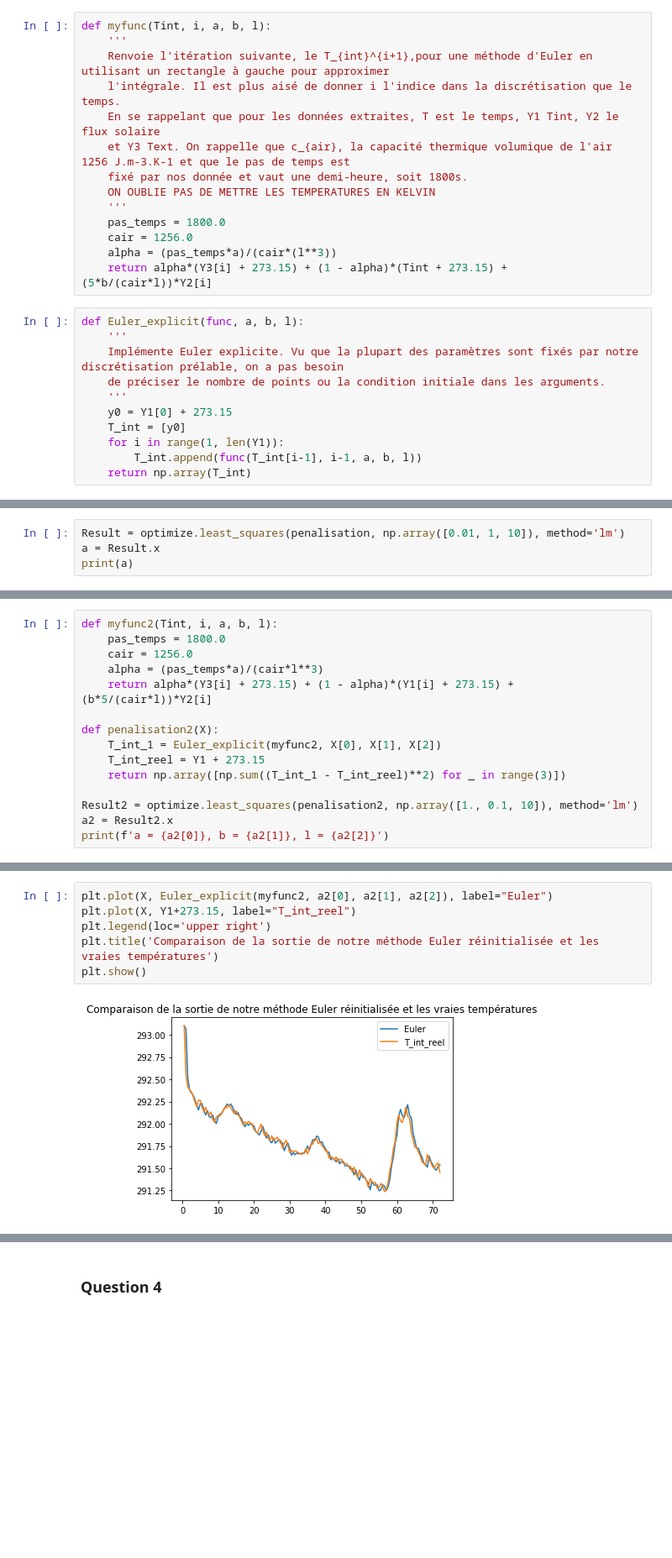
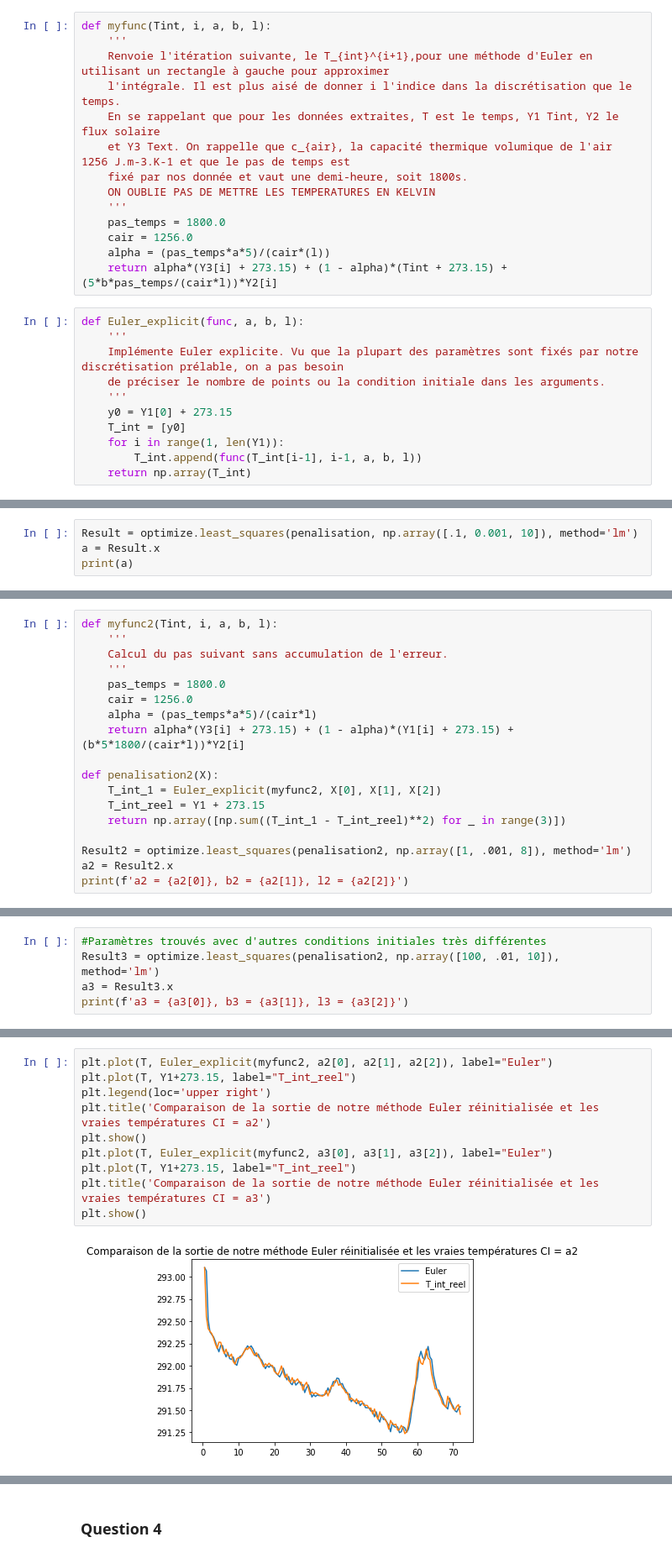
Before and after one commit to SebastianPartarrieu/Mini-Projet-Optimisation, a Jupyter notebook: projet_optimisation.ipynb, the cells around one changed output, grey strips where cells are left out. Shown at 84% size. Cells and saved outputs as stored; diff of their text form; blank space fills up the shorter version.

```diff
--- a/projet_optimisation.ipynb
+++ b/projet_optimisation.ipynb
@@ -110,8 +118,8 @@ def myfunc(Tint, i, a, b, l):
     '''
     pas_temps = 1800.0
     cair = 1256.0
-    alpha = (pas_temps*a)/(cair*(l**3))
-    return alpha*(Y3[i] + 273.15) + (1 - alpha)*(Tint + 273.15) + (5*b/(cair*l))*Y2[i]
+    alpha = (pas_temps*a*5)/(cair*(l))
+    return alpha*(Y3[i] + 273.15) + (1 - alpha)*(Tint + 273.15) + (5*b*pas_temps/(cair*l))*Y2[i]
 # %%
 def Euler_explicit(func, a, b, l):
     '''
@@ -131,5 +139,5 @@ def penalisation(X):
 # %%
-Result = optimize.least_squares(penalisation, np.array([0.01, 1, 10]), method='lm')
+Result = optimize.least_squares(penalisation, np.array([.1, 0.001, 10]), method='lm')
 a = Result.x
 print(a)
 # %% [output]
@@ -148,17 +156,20 @@ On remarque tout de même que la fonction finale ne colle pas du tout à nos val
 On procède ainsi à une méthode similaire à celle présentée en annexe, on réinitialise à chaque pas la valeur de $T_{int}$ de sorte à considérer non pas une erreur cumulée mais une erreur locale sur chaque point de la discrétisation.
 # %%
 def myfunc2(Tint, i, a, b, l):
+    '''
+    Calcul du pas suivant sans accumulation de l'erreur.
+    '''
     pas_temps = 1800.0
     cair = 1256.0
-    alpha = (pas_temps*a)/(cair*l**3)
-    return alpha*(Y3[i] + 273.15) + (1 - alpha)*(Y1[i] + 273.15) + (b*5/(cair*l))*Y2[i]
+    alpha = (pas_temps*a*5)/(cair*l)
+    return alpha*(Y3[i] + 273.15) + (1 - alpha)*(Y1[i] + 273.15) + (b*5*1800/(cair*l))*Y2[i]
 
 def penalisation2(X):
     T_int_1 = Euler_explicit(myfunc2, X[0], X[1], X[2])
     T_int_reel = Y1 + 273.15
     return np.array([np.sum((T_int_1 - T_int_reel)**2) for _ in range(3)])
 
-Result2 = optimize.least_squares(penalisation2, np.array([1., 0.1, 10]), method='lm')
+Result2 = optimize.least_squares(penalisation2, np.array([1, .001, 8]), method='lm')
 a2 = Result2.x
-print(f'a = {a2[0]}, b = {a2[1]}, l = {a2[2]}')
+print(f'a2 = {a2[0]}, b2 = {a2[1]}, l2 = {a2[2]}')
 # %% [output]
@@ -165,0 +177,5 @@ a = 1.8102323231717607, b = 1.7234172465003619, l = 9.716406288521895
+# %%
+#Paramètres trouvés avec d'autres conditions initiales très différentes
+Result3 = optimize.least_squares(penalisation2, np.array([100, .01, 10]), method='lm')
+a3 = Result3.x
+print(f'a3 = {a3[0]}, b3 = {a3[1]}, l3 = {a3[2]}')
@@ -166,8 +184,12 @@ a = 1.8102323231717607, b = 1.7234172465003619, l = 9.716406288521895
 # %%
-plt.plot(X, Euler_explicit(myfunc2, a2[0], a2[1], a2[2]), label="Euler")
-plt.plot(X, Y1+273.15, label="T_int_reel")
+plt.plot(T, Euler_explicit(myfunc2, a2[0], a2[1], a2[2]), label="Euler")
+plt.plot(T, Y1+273.15, label="T_int_reel")
 plt.legend(loc='upper right')
-plt.title('Comparaison de la sortie de notre méthode Euler réinitialisée et les vraies températures')
+plt.title('Comparaison de la sortie de notre méthode Euler réinitialisée et les vraies températures CI = a2')
 plt.show()
+plt.plot(T, Euler_explicit(myfunc2, a3[0], a3[1], a3[2]), label="Euler")
+plt.plot(T, Y1+273.15, label="T_int_reel")
+plt.title('Comparaison de la sortie de notre méthode Euler réinitialisée et les vraies températures CI = a3')
+plt.show()
 # %% [output]
-[figure, old version]
+[figure, new version]
```
Also changed, not shown: parts of 19 cells of this notebook, 1 other file.
